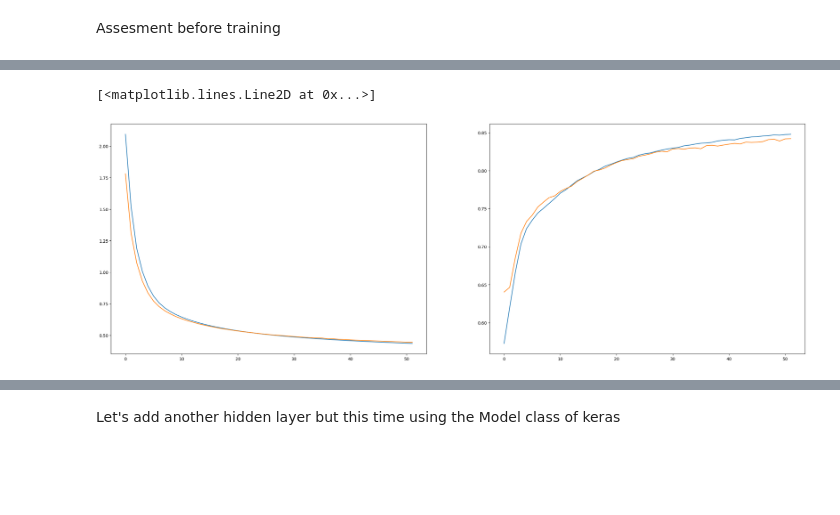
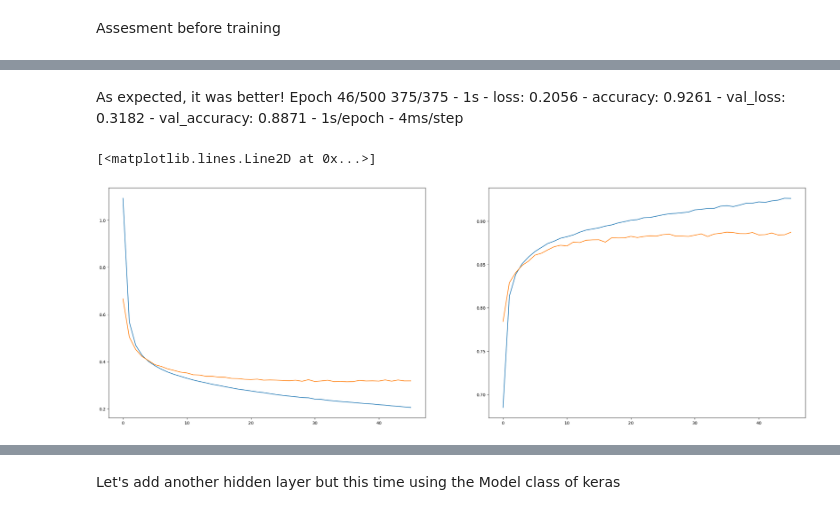
Before and after one commit to fnmolina/neural-networks-classification-regression-project, a Jupyter notebook: ej1.ipynb, the cells around one changed output, grey strips where cells are left out. Saved outputs shown, nothing was run; the diff lists cells and outputs as text; code cells hidden in the pictures; blank space fills up the shorter version.

```diff
--- a/ej1.ipynb
+++ b/ej1.ipynb
@@ -37,7 +42,7 @@ figure, axis = plt.subplots(2, 5)
 k = 0
 for i in range(2):
     for j in range(5):
-        axis[i,j].imshow(x_train[y_data.label.values == k,...].mean(axis=0))
+        axis[i,j].imshow(x_data[y_data.label.values == k,...].mean(axis=0))
         axis[i,j].grid(False)
         axis[i,j].set_title(class_names[k])
         k += 1
@@ -259,0 +273,18 @@ _________________________________________________________________
+# %%
+K.clear_session()
+
+model_1 = classification_model(       x_train.shape,
+                            output_size = 10,
+                            hidden_layers_size = 1,
+                            hidden_layers_units = [50],
+                            hidden_activation = 'sigmoid',
+                            kernel_initializer= 'random_normal',
+                            dropout_rate = 0.0,
+                            regularizer = None,
+                            regularizer_rate = 0.001,
+                            bias_initializer = 'zeros',
+                            use_batch_normalization=False,
+                            lr = 0.001,
+                            decay = 0
+                            )
+model_1.summary()
@@ -269,9 +316,9 @@ accuracy:  0.07975000143051147
 # %%
-model_two_layers = two_layer_model(lr=0.0001, hidden_units=1000, decay=1e-8, activation='relu') # lr=0.000001,
-model_two_layers.fit(x_train,
-          y_train_categorical ,
-          epochs=500, batch_size=100,
-          verbose=2,
-          validation_data=(x_val, y_val_categorical),
-          callbacks=[callback])
+model_1.fit(    x_train,
+                y_train_categorical,
+                epochs=500, batch_size=128,
+                verbose=2,
+                validation_data = (x_val, y_val_categorical),
+                callbacks=[callback_EarlyStopping()]
+                )
 # %% [output]
@@ -296,9 +326,13 @@ Epoch 52/500
+# %% [markdown]
+As expected, it was better!
+Epoch 46/500
+375/375 - 1s - loss: 0.2056 - accuracy: 0.9261 - val_loss: 0.3182 - val_accuracy: 0.8871 - 1s/epoch - 4ms/step
 # %%
 f, (ax1, ax2) = plt.subplots(1, 2, figsize=(30, 10))
-ax1.plot(model_two_layers.history.history['loss'])
-ax1.plot(model_two_layers.history.history['val_loss'])
-ax2.plot(model_two_layers.history.history['accuracy'])
-ax2.plot(model_two_layers.history.history['val_accuracy'])
+ax1.plot(model_1.history.history['loss'])
+ax1.plot(model_1.history.history['val_loss'])
+ax2.plot(model_1.history.history['accuracy'])
+ax2.plot(model_1.history.history['val_accuracy'])
 # %% [output]
 [<matplotlib.lines.Line2D at 0x...>]
-[figure, old version]
+[figure, new version]
```
Also changed, not shown: parts of 29 cells of this notebook, 2 other files.
